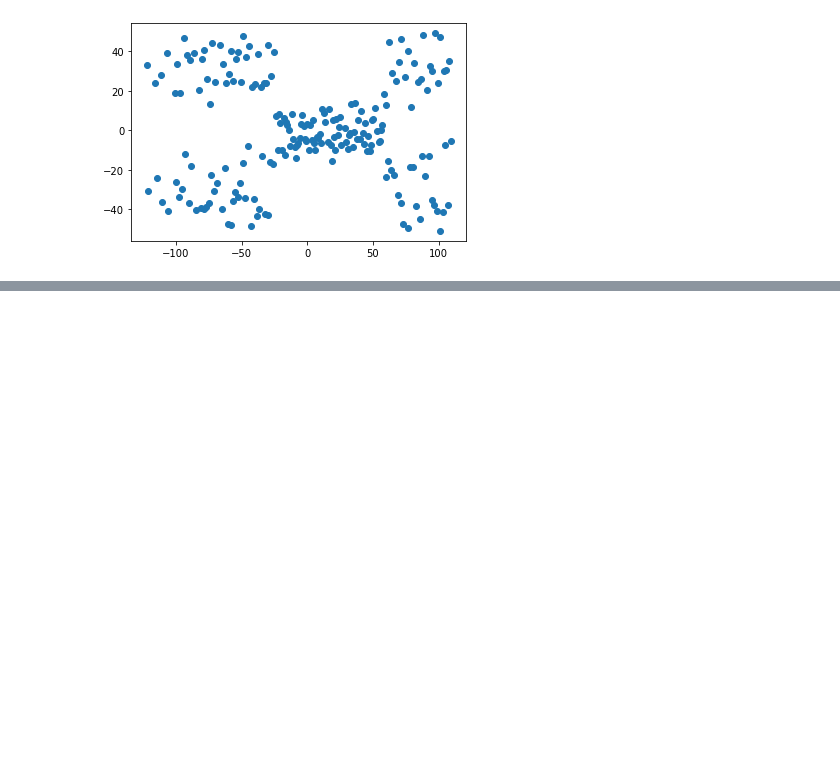
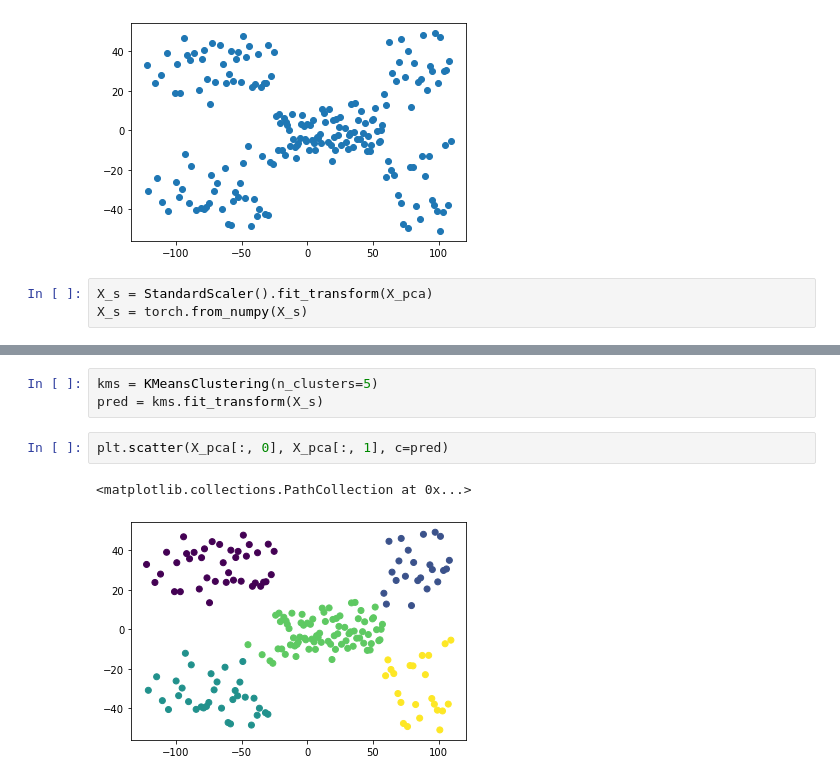
Before and after one commit to ConsciousML/Clustering-from-scratch, a Jupyter notebook: Clustering Mall Customers.ipynb, the cells around one changed output, grey strips where cells are left out. Saved outputs shown, nothing was run; the diff lists cells and outputs as text; blank space fills up the shorter version.

Commit message:
add kmeans

```diff
--- a/Clustering Mall Customers.ipynb
+++ b/Clustering Mall Customers.ipynb
@@ -44,3 +43,6 @@ plt.scatter(X_pca[:, 0], X_pca[:, 1])
 # %% [output]
 <matplotlib.collections.PathCollection at 0x...>
 [figure]
+# %%
+X_s = StandardScaler().fit_transform(X_pca)
+X_s = torch.from_numpy(X_s)
@@ -46,0 +90,8 @@ plt.scatter(X_pca[:, 0], X_pca[:, 1])
+# %%
+kms = KMeansClustering(n_clusters=5)
+pred = kms.fit_transform(X_s)
+# %%
+plt.scatter(X_pca[:, 0], X_pca[:, 1], c=pred)
+# %% [output]
+<matplotlib.collections.PathCollection at 0x...>
+[figure, added]
```
Also changed, not shown: parts of 3 cells of this notebook.
